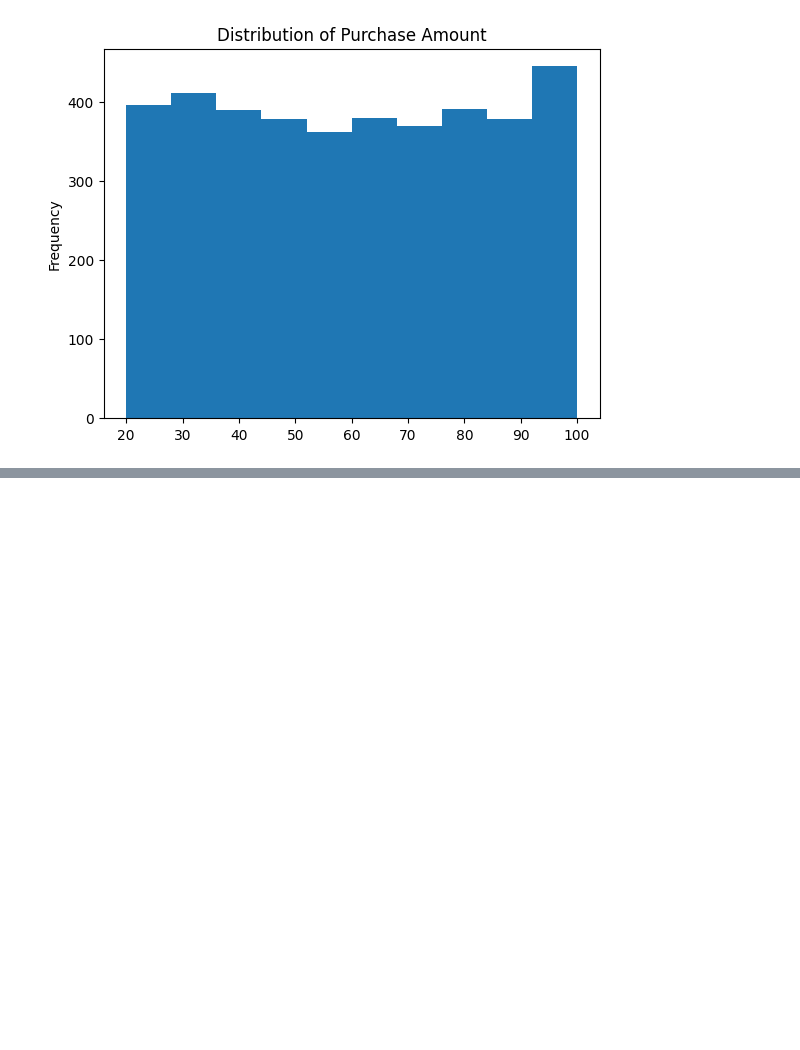
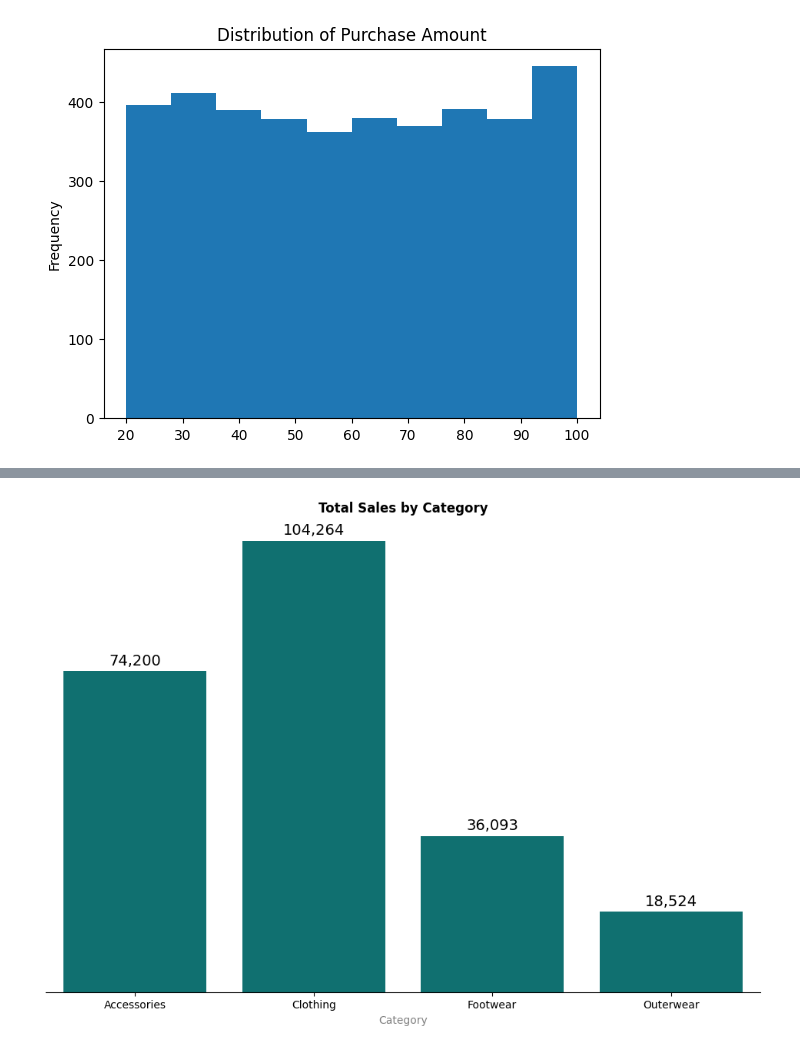
Before and after one commit to Murega14/customer_shopping_trends, a Jupyter notebook: index.ipynb, the cells around one changed output, grey strips where cells are left out. Saved outputs shown, nothing was run; the diff lists cells and outputs as text; code cells hidden in the pictures; blank space fills up the shorter version.

```diff
--- a/index.ipynb
+++ b/index.ipynb
@@ -189,0 +189,36 @@ plt.show()
+# %%
+#visualizing the total sales by category
+
+#setting the figure size
+plt.figure(figsize=(12, 8))
+
+#grouping the data by season
+category_sales = df.groupby('Category')['Purchase Amount (USD)'].sum().reset_index()
+
+#plotting the data
+ax = sns.barplot(x='Category', y='Purchase Amount (USD)', data=category_sales, color='teal')
+
+#customizing the plot
+ax.spines['top'].set_visible(False)
+ax.spines['left'].set_visible(False)
+ax.spines['right'].set_visible(False)
+#ax.spines['bottom'].set_visible(False)
+
+plt.title("Total Sales by Category", fontweight='bold')
+plt.xlabel("Category", color='gray')
+plt.ylabel("Total Sales", color='gray')
+plt.gca().yaxis.set_visible(False)
+
+#annotating the plot
+for bar in ax.patches:
+    ax.annotate(f'{bar.get_height():,.0f}',
+                 xy=(bar.get_x() + bar.get_width() / 2, bar.get_height()),
+                 xytext=(0, 3),
+                 textcoords="offset points",
+                 ha='center',
+                 va='bottom',
+                 fontsize=14)
+
+plt.show()
+# %% [output]
+[figure, added]
```
Also changed, not shown: parts of 3 cells of this notebook.
